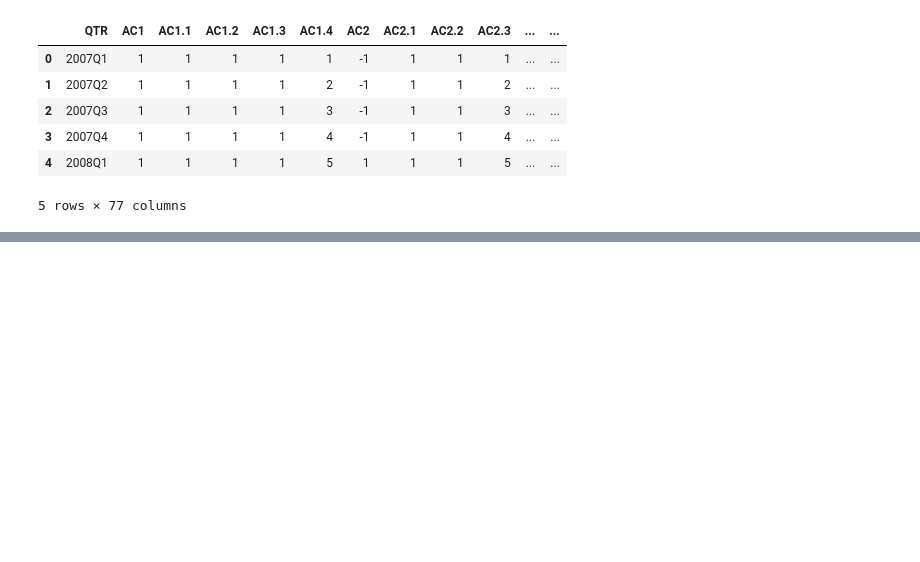
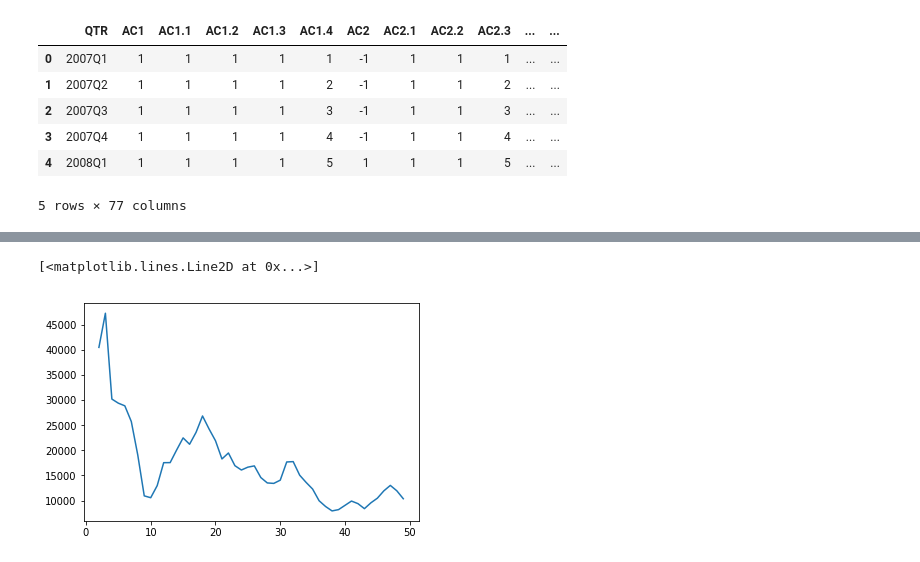
Before and after one commit to Subhasishbasak/Anomaly_detection, a Jupyter notebook: notebooks/Data_cleaning.ipynb, the cells around one changed output, grey strips where cells are left out. Saved outputs shown, nothing was run; the diff lists cells and outputs as text; code cells hidden in the pictures; blank space fills up the shorter version.

Commit message:
missing value estimated

```diff
--- a/notebooks/Data_cleaning.ipynb
+++ b/notebooks/Data_cleaning.ipynb
@@ -104,3 +104,13 @@ result.head()
 | 3 | 2007Q4 | 1 | 1 | 1 | 1 | 4 | -1 | 1 | 1 | 4 | ... | ... |
 | 4 | 2008Q1 | 1 | 1 | 1 | 1 | 5 | 1 | 1 | 1 | 5 | ... | ... |
 5 rows × 77 columns
+# %%
+col_with_missingval = []
+for i in variables:
+    if Isnan(i) == "missing values found":
+        col_with_missingval.append(i)
+# %%
+missing_value_df = pd.DataFrame(data[i][2:] for i in col_with_missingval)
+missing_value_df = missing_value_df.transpose()
+missing_value_df = missing_value_df.astype(float)
+missing_value_df = missing_value_df.interpolate()
@@ -106,0 +134,5 @@ result.head()
+# %%
+plt.plot(missing_value_df['AC1.4'])
+# %% [output]
+[<matplotlib.lines.Line2D at 0x...>]
+[figure, added]
```
Also changed, not shown: parts of 4 cells of this notebook.
